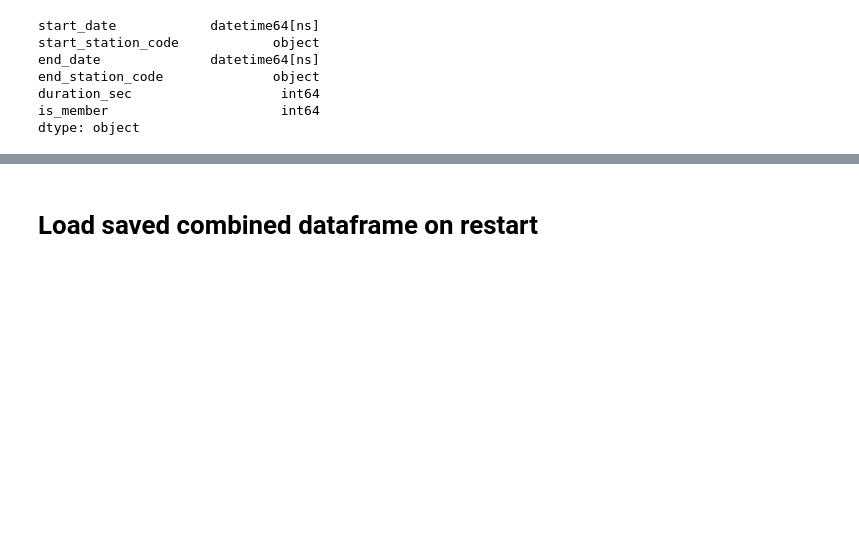
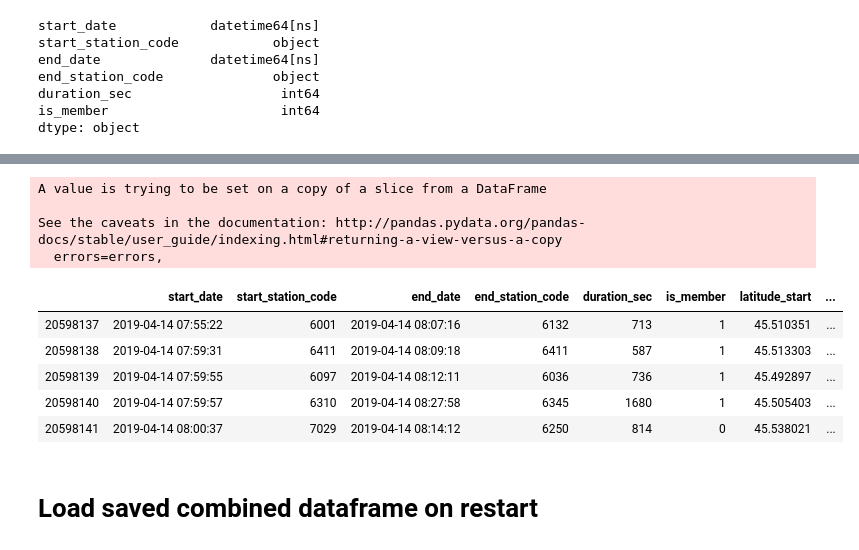
Before and after one commit to daviskia/ada-project-deep-penguin, a Jupyter notebook: BixiAnalysis.ipynb, the cells around one changed output, grey strips where cells are left out. Cells and saved outputs as stored; diff of their text form; code cells hidden in the pictures; blank space fills up the shorter version.

```diff
--- a/BixiAnalysis.ipynb
+++ b/BixiAnalysis.ipynb
@@ -118,0 +127,20 @@ NameError: name 'stations' is not defined
+# %%
+#get indices of broken bikes
+#broken bikes are considered to be those that are returned to the same stations within 5 minutes (300s)
+broken_bikes = data19[(data19['distance']==0.0) & (data19['duration_sec']<180)]
+
+#drop these rows from the DF
+data19.drop(labels=broken_bikes.index, inplace=True)
+data19.reset_index()
+data19.head()
+# %% [output]
+A value is trying to be set on a copy of a slice from a DataFrame
+
+See the caveats in the documentation: http://pandas.pydata.org/pandas-docs/stable/user_guide/indexing.html#returning-a-view-versus-a-copy
+  errors=errors,
+|  | start_date | start_station_code | end_date | end_station_code | duration_sec | is_member | latitude_start | ... |
+| 20598137 | 2019-04-14 07:55:22 | 6001 | 2019-04-14 08:07:16 | 6132 | 713 | 1 | 45.510351 | ... |
+| 20598138 | 2019-04-14 07:59:31 | 6411 | 2019-04-14 08:09:18 | 6411 | 587 | 1 | 45.513303 | ... |
+| 20598139 | 2019-04-14 07:59:55 | 6097 | 2019-04-14 08:12:11 | 6036 | 736 | 1 | 45.492897 | ... |
+| 20598140 | 2019-04-14 07:59:57 | 6310 | 2019-04-14 08:27:58 | 6345 | 1680 | 1 | 45.505403 | ... |
+| 20598141 | 2019-04-14 08:00:37 | 7029 | 2019-04-14 08:14:12 | 6250 | 814 | 0 | 45.538021 | ... |
```
Also changed, not shown: parts of 14 cells of this notebook, 2 other files.
